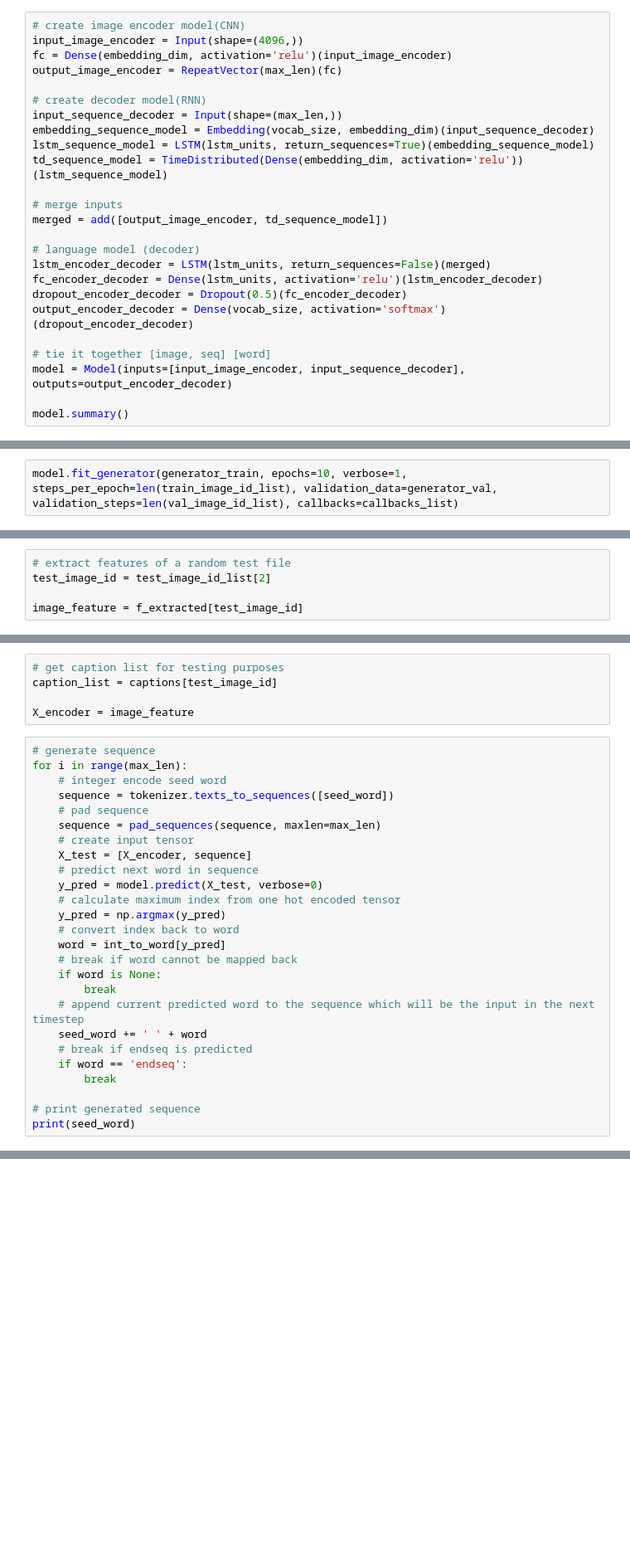
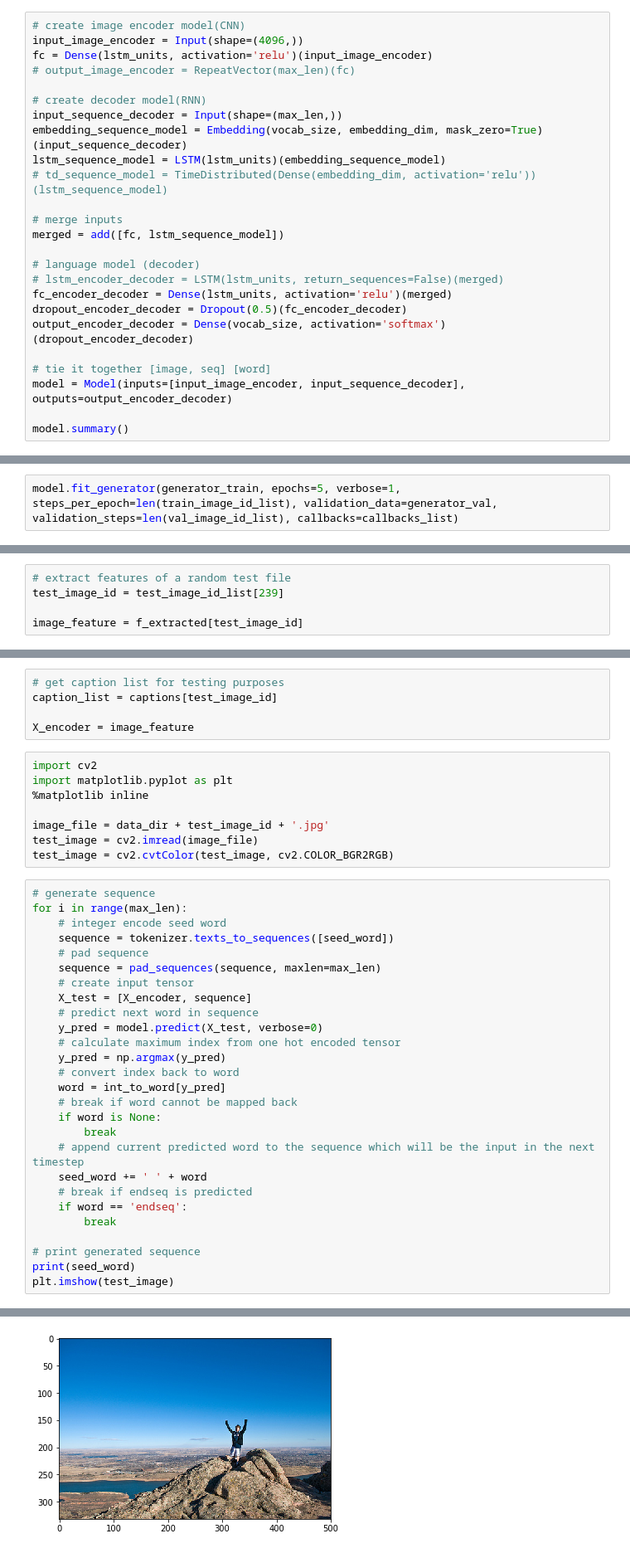
Before and after one commit to frextrite/Neural-Image-Caption, a Jupyter notebook: Neural Image Caption.ipynb, the cells around one changed output, grey strips where cells are left out. Shown at 83% size. Saved outputs shown, nothing was run; the diff lists cells and outputs as text; blank space fills up the shorter version.

Commit message:
Update to a working model and ran for 5 epochs

```diff
--- a/Neural Image Caption.ipynb
+++ b/Neural Image Caption.ipynb
@@ -220,21 +207,21 @@ final_model.summary()
 # %%
 # create image encoder model(CNN)
 input_image_encoder = Input(shape=(4096,))
-fc = Dense(embedding_dim, activation='relu')(input_image_encoder)
-output_image_encoder = RepeatVector(max_len)(fc)
+fc = Dense(lstm_units, activation='relu')(input_image_encoder)
+# output_image_encoder = RepeatVector(max_len)(fc)
 
 # create decoder model(RNN)
 input_sequence_decoder = Input(shape=(max_len,))
-embedding_sequence_model = Embedding(vocab_size, embedding_dim)(input_sequence_decoder)
-lstm_sequence_model = LSTM(lstm_units, return_sequences=True)(embedding_sequence_model)
-td_sequence_model = TimeDistributed(Dense(embedding_dim, activation='relu'))(lstm_sequence_model)
+embedding_sequence_model = Embedding(vocab_size, embedding_dim, mask_zero=True)(input_sequence_decoder)
+lstm_sequence_model = LSTM(lstm_units)(embedding_sequence_model)
+# td_sequence_model = TimeDistributed(Dense(embedding_dim, activation='relu'))(lstm_sequence_model)
 
 # merge inputs
-merged = add([output_image_encoder, td_sequence_model])
+merged = add([fc, lstm_sequence_model])
 
 # language model (decoder)
-lstm_encoder_decoder = LSTM(lstm_units, return_sequences=False)(merged)
-fc_encoder_decoder = Dense(lstm_units, activation='relu')(lstm_encoder_decoder)
+# lstm_encoder_decoder = LSTM(lstm_units, return_sequences=False)(merged)
+fc_encoder_decoder = Dense(lstm_units, activation='relu')(merged)
 dropout_encoder_decoder = Dropout(0.5)(fc_encoder_decoder)
 output_encoder_decoder = Dense(vocab_size, activation='softmax')(dropout_encoder_decoder)
 
@@ -257,4 +262,4 @@ callbacks_list = [checkpoint]
 generator_train = train_data_generator()
 generator_val = val_data_generator()
 # %%
-model.fit_generator(generator_train, epochs=10, verbose=1, steps_per_epoch=len(train_image_id_list), validation_data=generator_val, validation_steps=len(val_image_id_list), callbacks=callbacks_list)
+model.fit_generator(generator_train, epochs=5, verbose=1, steps_per_epoch=len(train_image_id_list), validation_data=generator_val, validation_steps=len(val_image_id_list), callbacks=callbacks_list)
@@ -273,5 +297,5 @@ len(test_image_id_list)
 # %%
 # extract features of a random test file
-test_image_id = test_image_id_list[2]
+test_image_id = test_image_id_list[239]
 
 image_feature = f_extracted[test_image_id]
@@ -289,6 +313,14 @@ seed_word
 caption_list = captions[test_image_id]
 
 X_encoder = image_feature
+# %%
+import cv2
+import matplotlib.pyplot as plt
+%matplotlib inline
+
+image_file = data_dir + test_image_id + '.jpg'
+test_image = cv2.imread(image_file)
+test_image = cv2.cvtColor(test_image, cv2.COLOR_BGR2RGB)
 # %%
 # generate sequence
 for i in range(max_len):
@@ -315,3 +347,5 @@ for i in range(max_len):
 
 # print generated sequence
 print(seed_word)
+plt.imshow(test_image)
+# %% [output]
@@ -317,0 +354 @@ print(seed_word)
+[figure, added]
```
Also changed, not shown: parts of 17 cells of this notebook.
